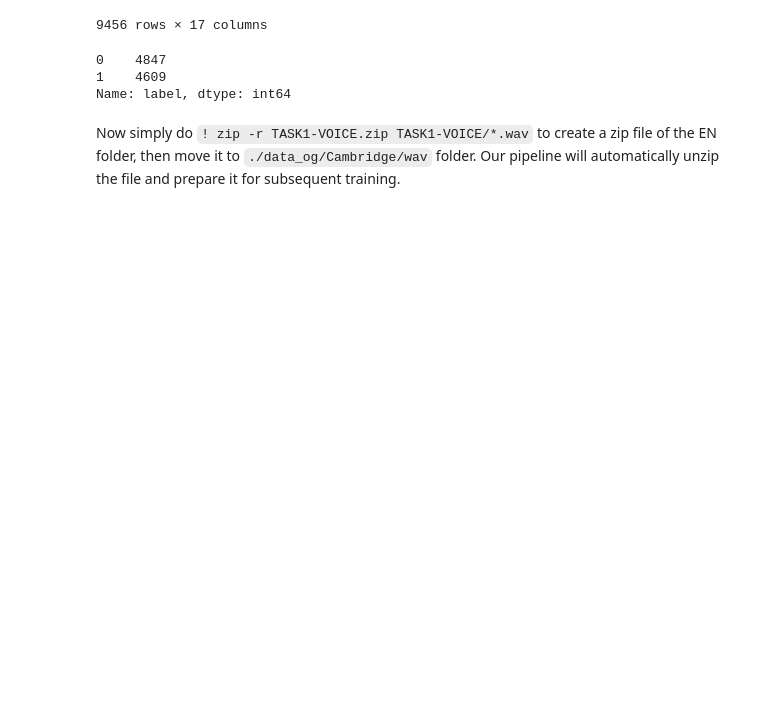
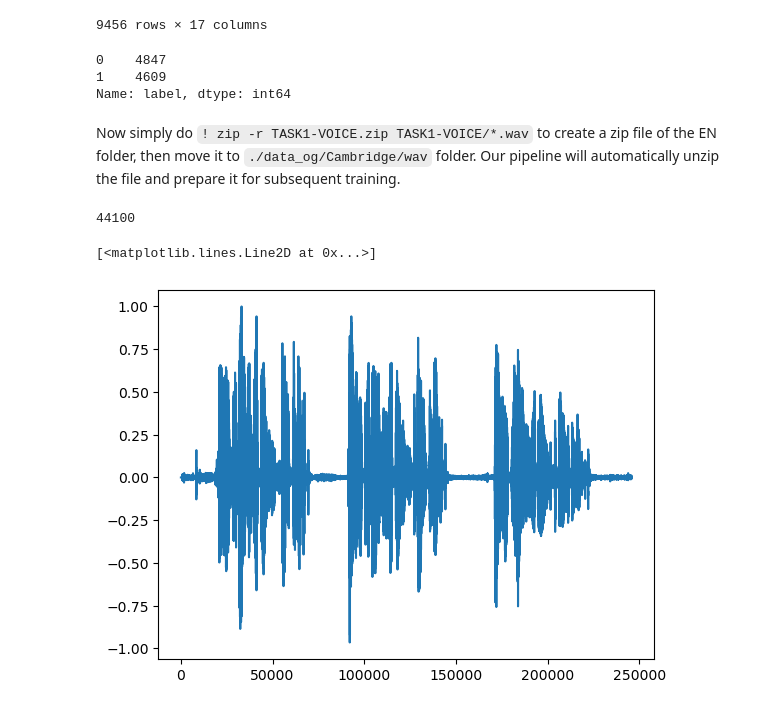
Before and after one commit to zhu00121/WavRx, a Jupyter notebook: exps/exploratory/prep_task1.ipynb, the cells around one changed output. Drawn from its saved outputs; the diff is of its cells as text; code cells hidden in the pictures; blank space fills up the shorter version.

```diff
--- a/exps/exploratory/prep_task1.ipynb
+++ b/exps/exploratory/prep_task1.ipynb
@@ -64,0 +70,18 @@
+# %%
+toy,sr = torchaudio.load(WAV_FOLDER_TASK1+'/00003.wav',normalize=True)
+signal = torch.mean(toy,axis=0)
+signal = F.resample(signal,sr,new_freq=16000,
+                    lowpass_filter_width=64,
+                    rolloff=0.9475937167399596,
+                    beta=14.769656459379492
+                    )
+signal = signal / torch.max(torch.abs(signal))
+# %%
+sr
+# %% [output]
+44100
+# %%
+plt.plot(range(len(signal)),signal.numpy())
+# %% [output]
+[<matplotlib.lines.Line2D at 0x...>]
+[figure, added]
```
Also changed, not shown: parts of 2 cells of this notebook, 2 other files.
